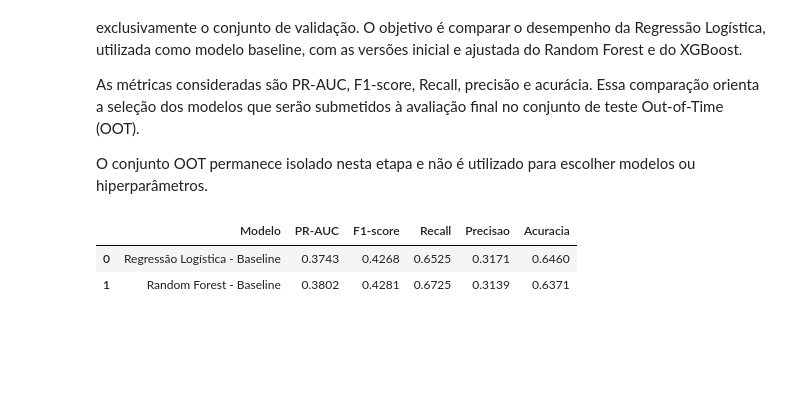
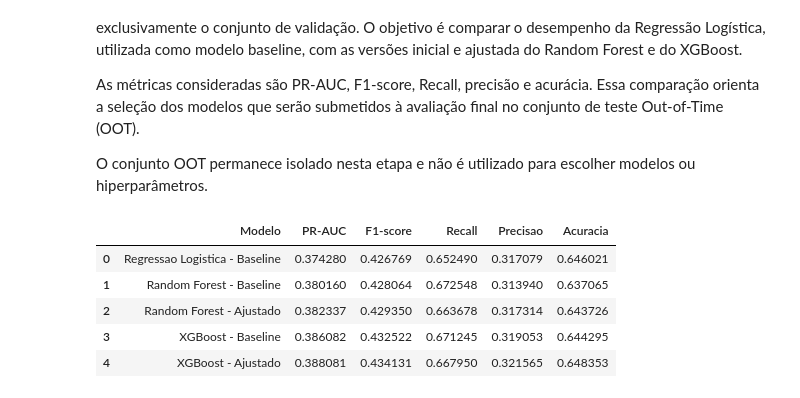
Before and after one commit to Heimrath/TCC-Inadimplencia-de-Credito, a Jupyter notebook: 03_Modelagem.ipynb, the cells around one changed output. Drawn from its saved outputs; the diff is of its cells as text; code cells hidden in the pictures; blank space fills up the shorter version.

```diff
--- a/03_Modelagem.ipynb
+++ b/03_Modelagem.ipynb
@@ -275,0 +402,38 @@ Acuracia: 0.6437
+# %%
+from xgboost import XGBClassifier
+
+xgb_tuned_model = XGBClassifier(
+    n_estimators=300,
+    max_depth=7,
+    learning_rate=0.05,
+    subsample=0.8,
+    colsample_bytree=0.8,
+    scale_pos_weight=scale_pos_weight,
+    objective="binary:logistic",
+    eval_metric="aucpr",
+    random_state=42,
+    n_jobs=-1,
+)
+
+xgb_tuned_model.fit(X_train, y_train)
+
+y_pred_val_xgb_tuned = xgb_tuned_model.predict(X_val)
+y_pred_proba_val_xgb_tuned = xgb_tuned_model.predict_proba(X_val)[:, 1]
+
+xgb_tuned_params = {
+    parametro: xgb_tuned_model.get_params()[parametro]
+    for parametro in [
+        "n_estimators",
+        "max_depth",
+        "learning_rate",
+        "scale_pos_weight",
+        "random_state",
+    ]
+}
+
+xgb_tuned_results = evaluate_classification(
+    y_val,
+    y_pred_val_xgb_tuned,
+    y_pred_proba_val_xgb_tuned,
+    model_name="XGBoost - Ajustado",
+)
@@ -284,13 +456,18 @@ O conjunto OOT permanece isolado nesta etapa e não é utilizado para escolher m
 # %%
 # Comparacao dos resultados obtidos no conjunto de validacao
 comparison = pd.DataFrame([
     baseline_lr_results,
     baseline_rf_results,
     rf_tuned_results,
+    xgb_results,
+    xgb_tuned_results,
 ])
 
 comparison
 # %% [output]
 |  | Modelo | PR-AUC | F1-score | Recall | Precisao | Acuracia |
-| 0 | Regressão Logística - Baseline | 0.3743 | 0.4268 | 0.6525 | 0.3171 | 0.6460 |
-| 1 | Random Forest - Baseline | 0.3802 | 0.4281 | 0.6725 | 0.3139 | 0.6371 |
+| 0 | Regressao Logistica - Baseline | 0.374280 | 0.426769 | 0.652490 | 0.317079 | 0.646021 |
+| 1 | Random Forest - Baseline | 0.380160 | 0.428064 | 0.672548 | 0.313940 | 0.637065 |
+| 2 | Random Forest - Ajustado | 0.382337 | 0.429350 | 0.663678 | 0.317314 | 0.643726 |
+| 3 | XGBoost - Baseline | 0.386082 | 0.432522 | 0.671245 | 0.319053 | 0.644295 |
+| 4 | XGBoost - Ajustado | 0.388081 | 0.434131 | 0.667950 | 0.321565 | 0.648353 |
```
Also changed, not shown: parts of 9 cells of this notebook, 1 other file.
